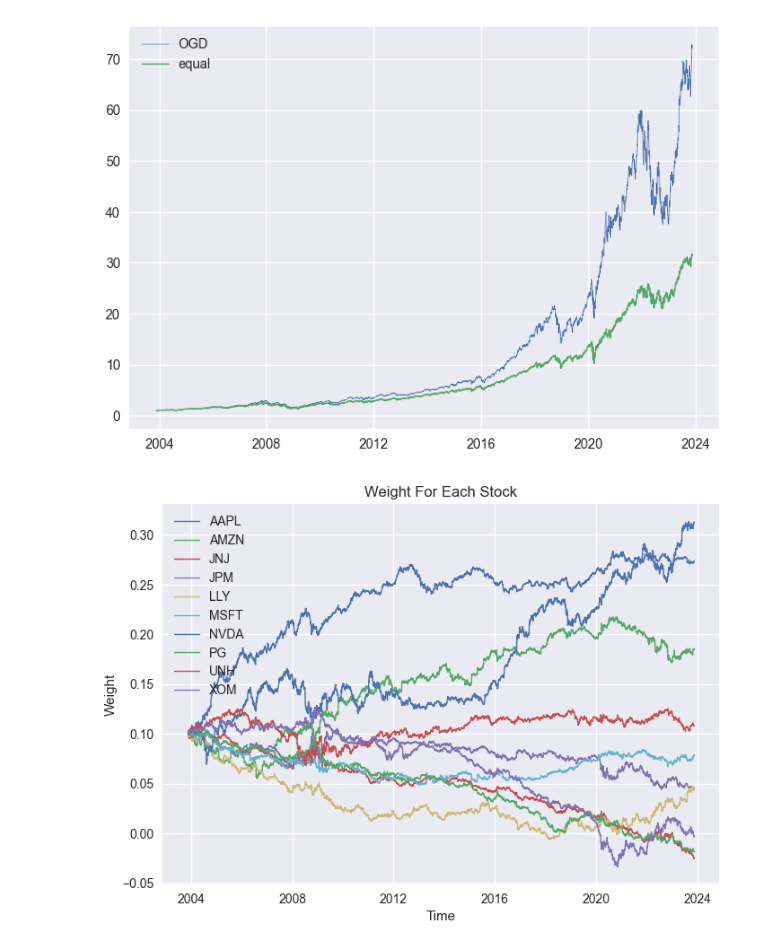
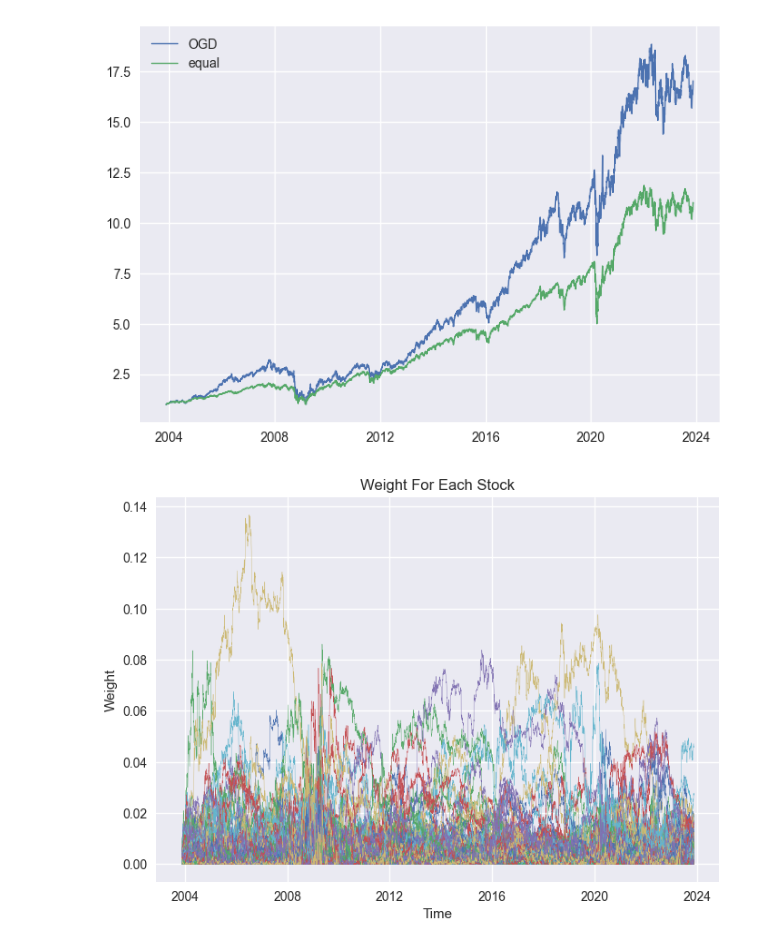
Before and after one commit to Terry-Xu-666/4530_projrct, a Jupyter notebook: OGD.ipynb, the cells around one changed output. Cells and saved outputs as stored; diff of their text form; code cells hidden in the pictures.

```diff
--- a/OGD.ipynb
+++ b/OGD.ipynb
@@ -23,8 +25,8 @@ df_ori.index = pd.DatetimeIndex(df_ori.index)
 # %%
 plt.figure()
 for stk in df_ori.columns:
-    plt.plot(df_ori.index, df_ori.loc[:,stk], linewidth=1, label=stk)
-    plt.legend(loc='best')
+    plt.plot(df_ori.index, df_ori.loc[:,stk], linewidth=0.5, label=stk)
+    # plt.legend(loc='best')
 
 plt.show()
 # %% [output]
@@ -31,0 +46,3 @@ plt.show()
+# %%
+df = df.dropna(axis=1)
+df.isnull().sum().sum()
@@ -32,10 +76,7 @@ plt.show()
 # %%
-df = df_ori.pct_change().iloc[1:,:]
-
 plt.figure()
-for stk in df.columns:
-    plt.plot(df.index, df.loc[:,stk], linewidth=0.5, label=stk)
-    plt.legend(loc='best')
-
+# plt.plot(df.index, arr_pfl[:-1], linewidth=0.5, label='OGD')
+plt.plot(df.index, arr_equal[:-1], linewidth=1, label='equal')
+plt.legend(loc='best')
 plt.show()
 # %% [output]
@@ -56,8 +84,8 @@ arr_equal = equally_weighted(df)
 # %%
 # begin OGD process
-def OGD_update(x_old, ETA, loss):
-    # x = cp.Variable(10, nonneg=True)
-    x = cp.Variable(10, nonneg=False)
+def OGD_update(x_old, ETA, loss, num_of_var):
+    x = cp.Variable(num_of_var, nonneg=True)
+    # x = cp.Variable(num_of_var, nonneg=False)
     objective = cp.Minimize(ETA * np.array(loss) @ x + 0.5 * cp.sum((x - x_old) ** 2))
     constraints = [cp.sum(x) == 1]
     prob = cp.Problem(objective, constraints)
@@ -70,17 +98,15 @@ def OGD_algo(df, ETA):
     cur_pfl = 1
     cur_stg = np.array([1/len(df.columns)] * len(df.columns))
     arr_stg = [cur_stg]
-    # ETA = 0.1
 
     for i in tqdm(range(len(df))):
         # return of today
         cur_pfl = cur_pfl * np.dot(cur_stg, 1 + df.iloc[i,:].values)
-        # print(cur_pfl)
         arr_pfl.append(cur_pfl)
         # define the loss
         loss = -1 * df.iloc[i,:].values
         # OGD to find strategy in the next round
-        cur_stg = OGD_update(cur_stg, ETA, loss)
+        cur_stg = OGD_update(cur_stg, ETA, loss, len(df.columns))
         arr_stg.append(cur_stg)
 
     return arr_pfl , arr_stg
@@ -89,23 +115,22 @@ ETA = 0.05
 arr_pfl , arr_stg = OGD_algo(df, ETA)
 # %%
 plt.figure()
-plt.plot(df.index, arr_pfl[:-1], linewidth=0.5, label='OGD')
+plt.plot(df.index, arr_pfl[:-1], linewidth=1, label='OGD')
 plt.plot(df.index, arr_equal[:-1], linewidth=1, label='equal')
 plt.legend(loc='best')
 plt.show()
 # %% [output]
-[figure, old version]
+[figure, new version]
 # %%
 arr_stg = pd.DataFrame(arr_stg, columns=df.columns)
 
 plt.figure()
 for stk in arr_stg.columns:
-    plt.plot(df.index, arr_stg.loc[:,stk][:-1], linewidth=1, label=stk)
-    plt.legend(loc='best')
+    plt.plot(df.index, arr_stg.loc[:,stk][:-1], linewidth=0.3)
 
 plt.xlabel('Time')
 plt.ylabel('Weight')
 plt.title('Weight For Each Stock')
 plt.show()
 # %% [output]
-[figure, old version]
+[figure, new version]
```
Also changed, not shown: parts of 8 cells of this notebook.
